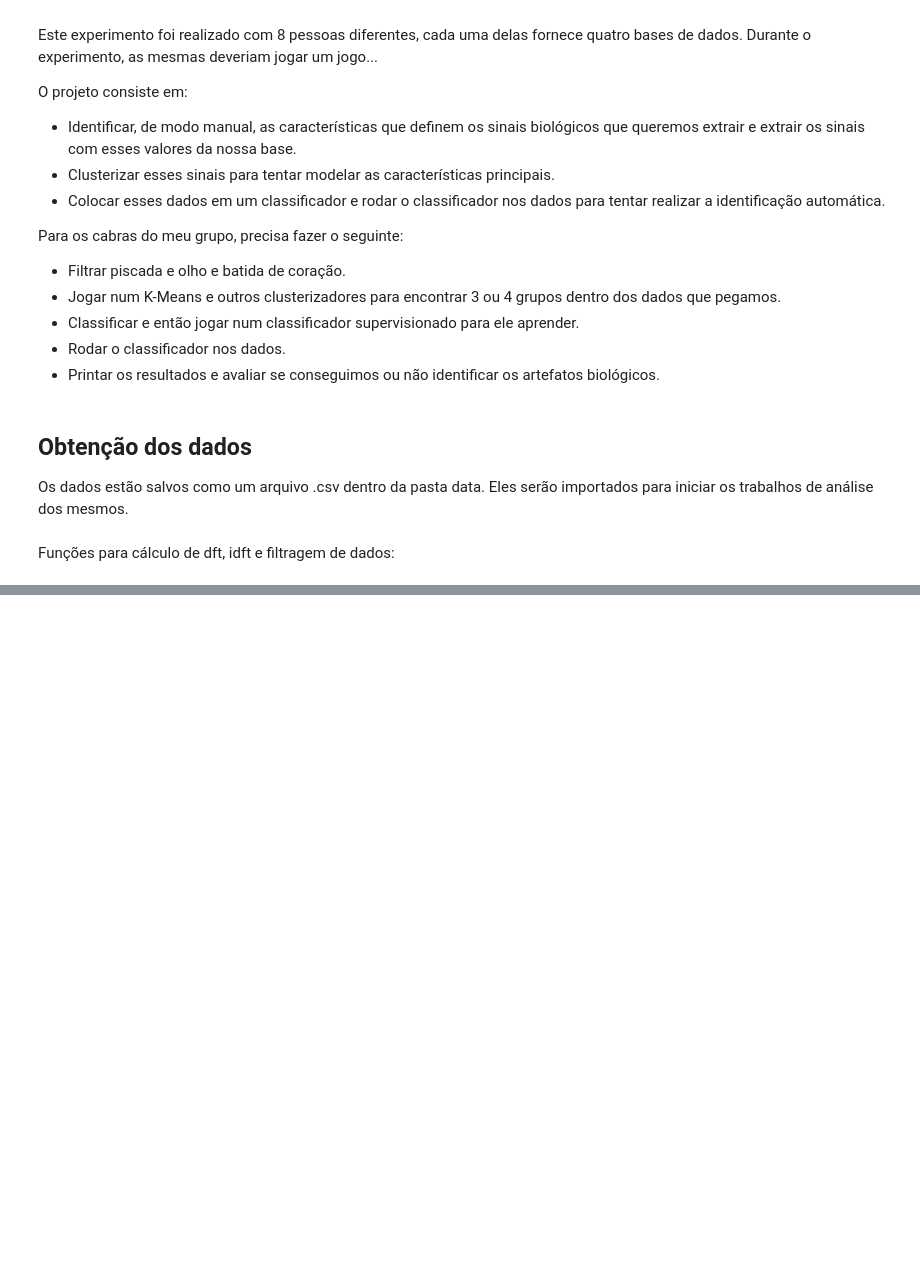
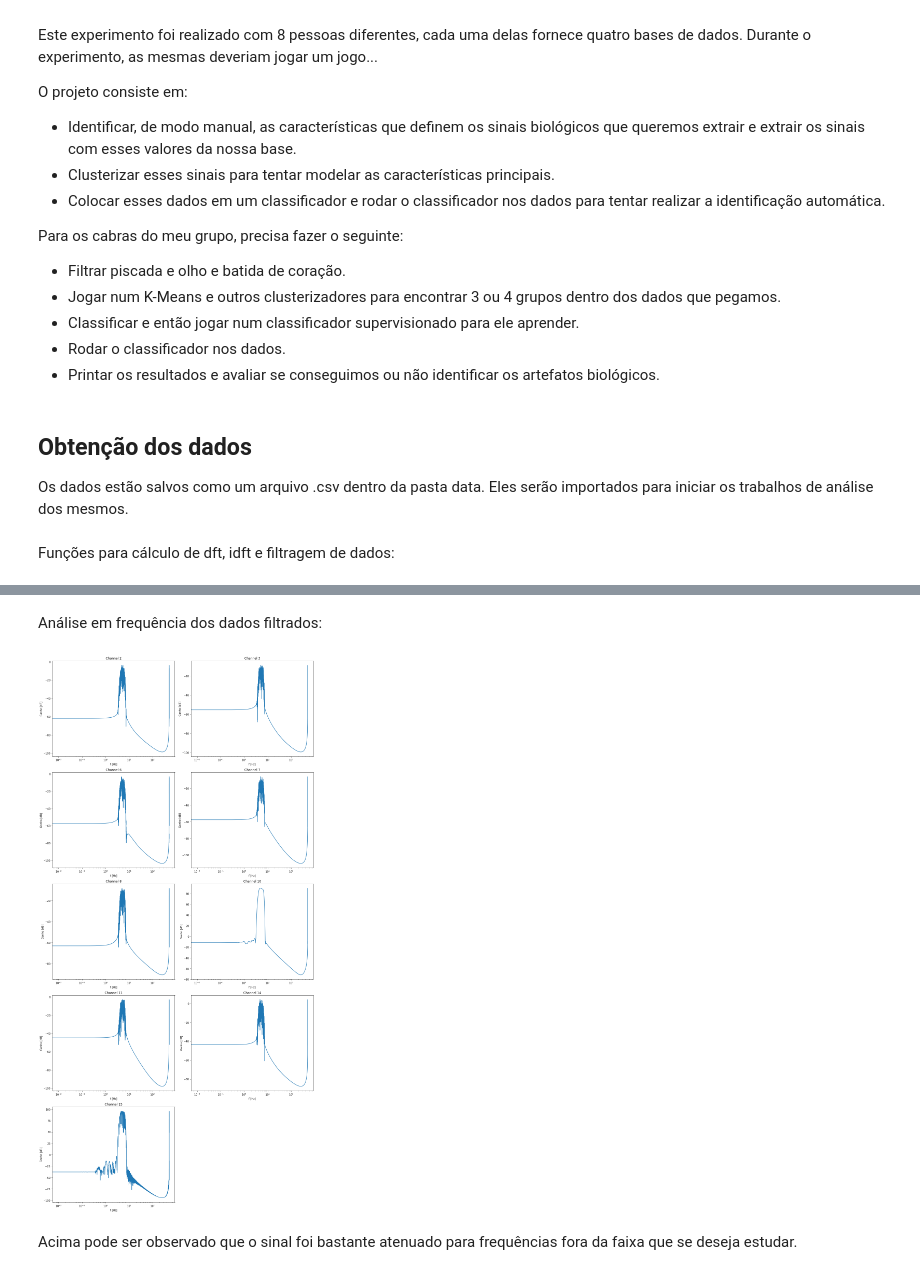
Before and after one commit to TNanukem/neural_analysis, a Jupyter notebook: Neural Analysis.ipynb, the cells around one changed output, grey strips where cells are left out. Drawn from its saved outputs; the diff is of its cells as text; code cells hidden in the pictures; blank space fills up the shorter version.

```diff
--- a/Neural Analysis.ipynb
+++ b/Neural Analysis.ipynb
@@ -278,0 +302,28 @@ df_neural["Channel 6"].to_csv("channel6.csv")
+# %% [markdown]
+Análise em frequência dos dados filtrados:
+# %%
+filtered_frq_data = pd.DataFrame()
+filtered_frq_range = None # este valor sera o mesmo para todos os canais, como a taxa de amostragem e a mesma
+for key in filtered_data:
+    filtered_frq_range, filtered_frq_data[key] = mydft(sample_rate, filtered_data[key])
+
+fig, ax = plt.subplots(5, 2, figsize=(15,30))
+line = 0
+column = 0
+for key in filtered_frq_data:
+    ax[line][column].semilogx(filtered_frq_range, 20*(np.log(abs(filtered_frq_data[key]))/np.log(10)))
+    ax[line][column].set_title(key)
+    ax[line][column].set_xlabel("f [Hz]")
+    ax[line][column].set_ylabel("Ganho [dB]")
+    if(column == 1):
+        line += 1
+        column = 0
+    else:
+        column = 1
+
+fig.delaxes(ax[4][1])
+plt.tight_layout()
+# %% [output]
+[figure, added]
+# %% [markdown]
+Acima pode ser observado que o sinal foi bastante atenuado para frequências fora da faixa que se deseja estudar.
```
Also changed, not shown: parts of 45 cells of this notebook, 5 other files.
